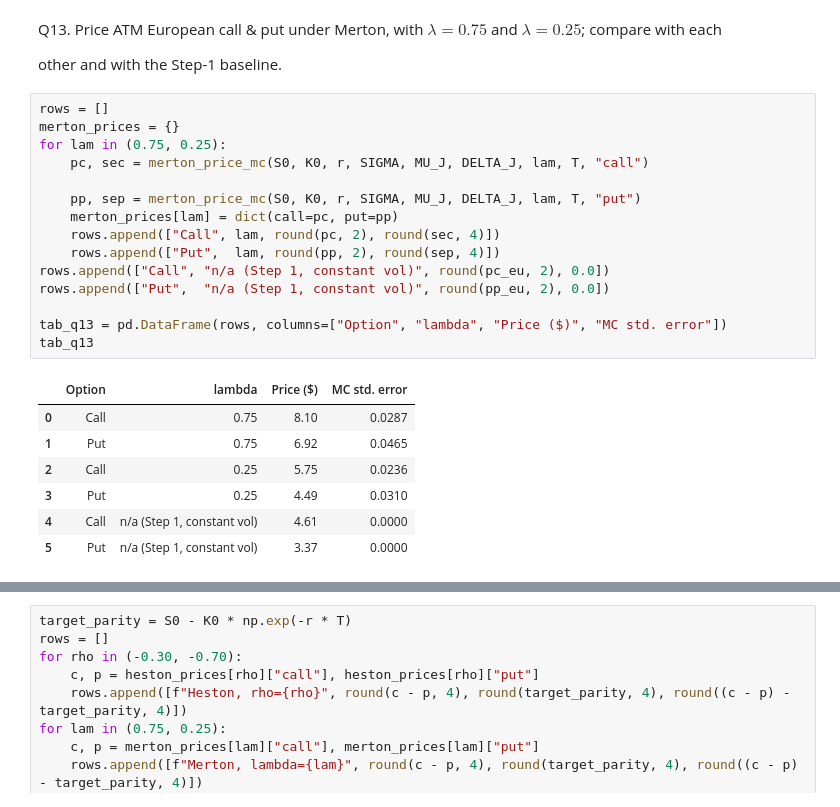
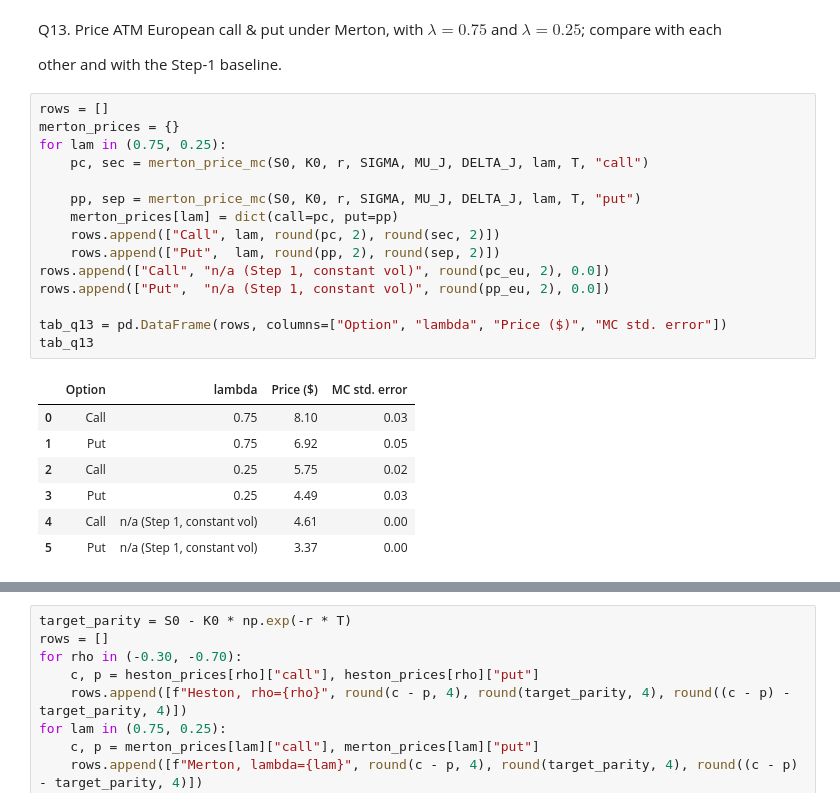
Before and after one commit to gurureryne17/HACS409-R234881Y-GURURE-RYNE-Assignment, a Jupyter notebook: R234881Y.ipynb, the cells around one changed output, grey strips where cells are left out. Saved outputs shown, nothing was run; the diff lists cells and outputs as text.

```diff
--- a/R234881Y.ipynb
+++ b/R234881Y.ipynb
@@ -1074,25 +669,25 @@ other and with the Step-1 baseline.
 # %%
 rows = []
 merton_prices = {}
 for lam in (0.75, 0.25):
     pc, sec = merton_price_mc(S0, K0, r, SIGMA, MU_J, DELTA_J, lam, T, "call")
 
     pp, sep = merton_price_mc(S0, K0, r, SIGMA, MU_J, DELTA_J, lam, T, "put")
     merton_prices[lam] = dict(call=pc, put=pp)
-    rows.append(["Call", lam, round(pc, 2), round(sec, 4)])
-    rows.append(["Put",  lam, round(pp, 2), round(sep, 4)])
+    rows.append(["Call", lam, round(pc, 2), round(sec, 2)])
+    rows.append(["Put",  lam, round(pp, 2), round(sep, 2)])
 rows.append(["Call", "n/a (Step 1, constant vol)", round(pc_eu, 2), 0.0])
 rows.append(["Put",  "n/a (Step 1, constant vol)", round(pp_eu, 2), 0.0])
 
 tab_q13 = pd.DataFrame(rows, columns=["Option", "lambda", "Price ($)", "MC std. error"])
 tab_q13
 # %% [output]
 |  | Option | lambda | Price ($) | MC std. error |
-| 0 | Call | 0.75 | 8.10 | 0.0287 |
-| 1 | Put | 0.75 | 6.92 | 0.0465 |
-| 2 | Call | 0.25 | 5.75 | 0.0236 |
-| 3 | Put | 0.25 | 4.49 | 0.0310 |
-| 4 | Call | n/a (Step 1, constant vol) | 4.61 | 0.0000 |
-| 5 | Put | n/a (Step 1, constant vol) | 3.37 | 0.0000 |
+| 0 | Call | 0.75 | 8.10 | 0.03 |
+| 1 | Put | 0.75 | 6.92 | 0.05 |
+| 2 | Call | 0.25 | 5.75 | 0.02 |
+| 3 | Put | 0.25 | 4.49 | 0.03 |
+| 4 | Call | n/a (Step 1, constant vol) | 4.61 | 0.00 |
+| 5 | Put | n/a (Step 1, constant vol) | 3.37 | 0.00 |
 # %% [markdown]
 Both options are markedly more expensive than the Step-1 baseline, and markedly more expensive at the
```
Also changed, not shown: parts of 29 cells of this notebook.
